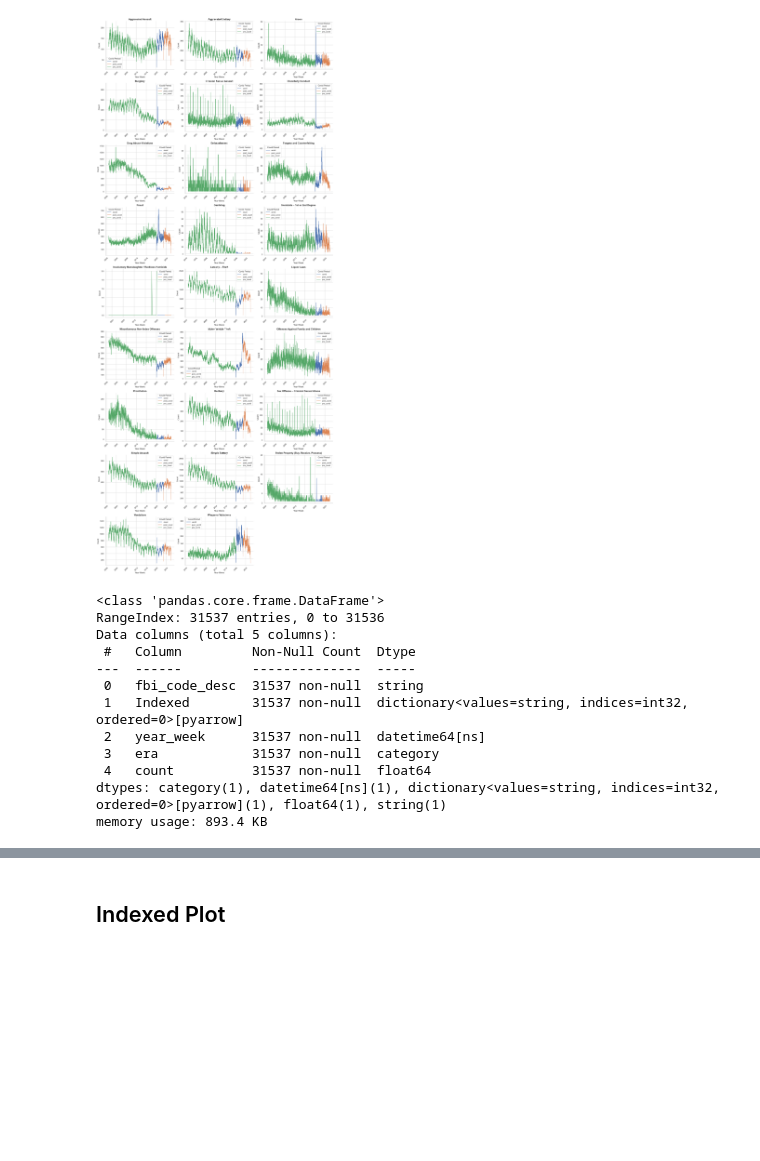
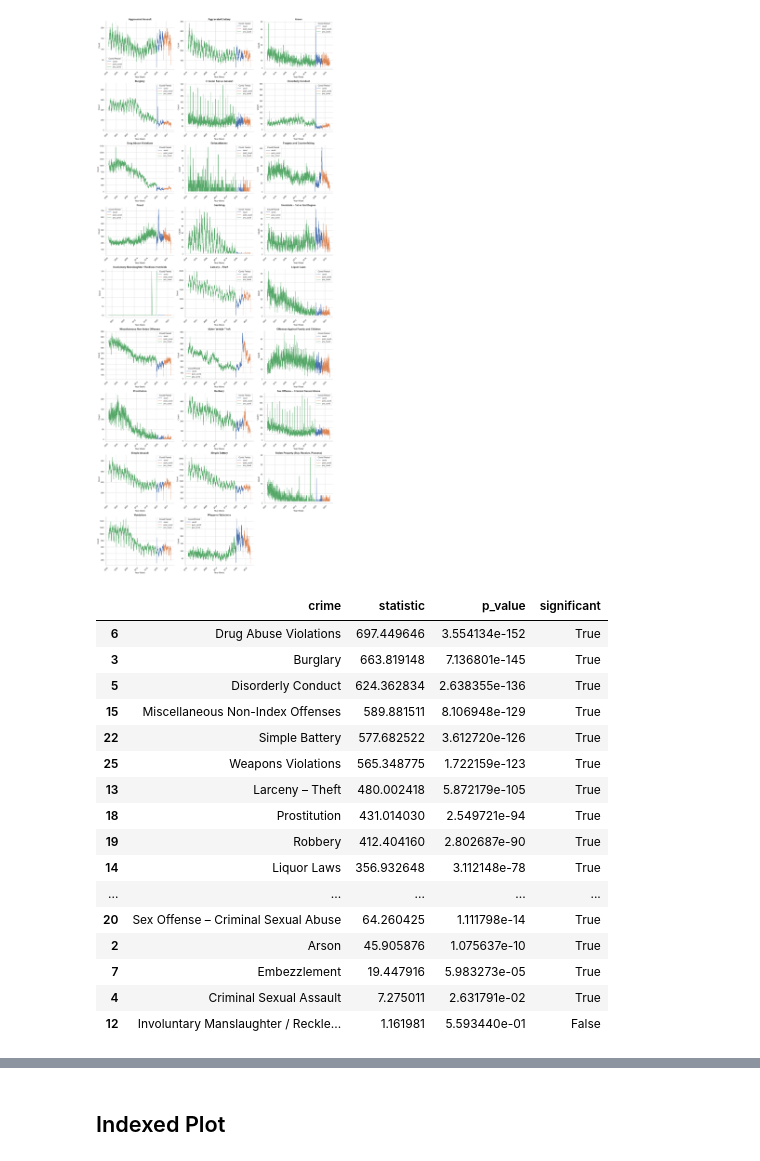
Before and after one commit to SirErikPak/ChicagoCrime, a Jupyter notebook: Notebook/ChicagoCrimeEraVisualize.ipynb, the cells around one changed output, grey strips where cells are left out. Cells and saved outputs as stored; diff of their text form; code cells hidden in the pictures; blank space fills up the shorter version.

```diff
--- a/Notebook/ChicagoCrimeEraVisualize.ipynb
+++ b/Notebook/ChicagoCrimeEraVisualize.ipynb
@@ -499,17 +640,33 @@ plt.show()
 # %% [output]
 [figure]
 # %%
-convert.info()
+# Is the difference in weekly crime counts across eras statistically significant?
+# Kruskal-Wallis: non-parametric, no normality assumption required
+results = []
+for crime in convert['fbi_code_desc'].unique():
+    subset = convert[convert['fbi_code_desc'] == crime]
+    pre   = subset[subset['era'] == 'pre_covid']['count']
+    covid = subset[subset['era'] == 'covid']['count']
+    post  = subset[subset['era'] == 'post_covid']['count']
+    stat, p = stats.kruskal(pre, covid, post)
+    results.append({'crime': crime, 'statistic': stat, 'p_value': p, 'significant': p < 0.05})
+
+pd.DataFrame(results).sort_values('p_value')
 # %% [output]
-<class 'pandas.core.frame.DataFrame'>
-RangeIndex: 31537 entries, 0 to 31536
-Data columns (total 5 columns):
- #   Column         Non-Null Count  Dtype
----  ------         --------------  -----
- 0   fbi_code_desc  31537 non-null  string
- 1   Indexed        31537 non-null  dictionary<values=string, indices=int32, ordered=0>[pyarrow]
- 2   year_week      31537 non-null  datetime64[ns]
- 3   era            31537 non-null  category
- 4   count          31537 non-null  float64
-dtypes: category(1), datetime64[ns](1), dictionary<values=string, indices=int32, ordered=0>[pyarrow](1), float64(1), string(1)
-memory usage: 893.4 KB
+|  | crime | statistic | p_value | significant |
+| 6 | Drug Abuse Violations | 697.449646 | 3.554134e-152 | True |
+| 3 | Burglary | 663.819148 | 7.136801e-145 | True |
+| 5 | Disorderly Conduct | 624.362834 | 2.638355e-136 | True |
+| 15 | Miscellaneous Non-Index Offenses | 589.881511 | 8.106948e-129 | True |
+| 22 | Simple Battery | 577.682522 | 3.612720e-126 | True |
+| 25 | Weapons Violations | 565.348775 | 1.722159e-123 | True |
+| 13 | Larceny – Theft | 480.002418 | 5.872179e-105 | True |
+| 18 | Prostitution | 431.014030 | 2.549721e-94 | True |
+| 19 | Robbery | 412.404160 | 2.802687e-90 | True |
+| 14 | Liquor Laws | 356.932648 | 3.112148e-78 | True |
+| ... | ... | ... | ... | ... |
+| 20 | Sex Offense – Criminal Sexual Abuse | 64.260425 | 1.111798e-14 | True |
+| 2 | Arson | 45.905876 | 1.075637e-10 | True |
+| 7 | Embezzlement | 19.447916 | 5.983273e-05 | True |
+| 4 | Criminal Sexual Assault | 7.275011 | 2.631791e-02 | True |
+| 12 | Involuntary Manslaughter / Reckle... | 1.161981 | 5.593440e-01 | False |
```
Also changed, not shown: parts of 30 cells of this notebook, 5 other files.
